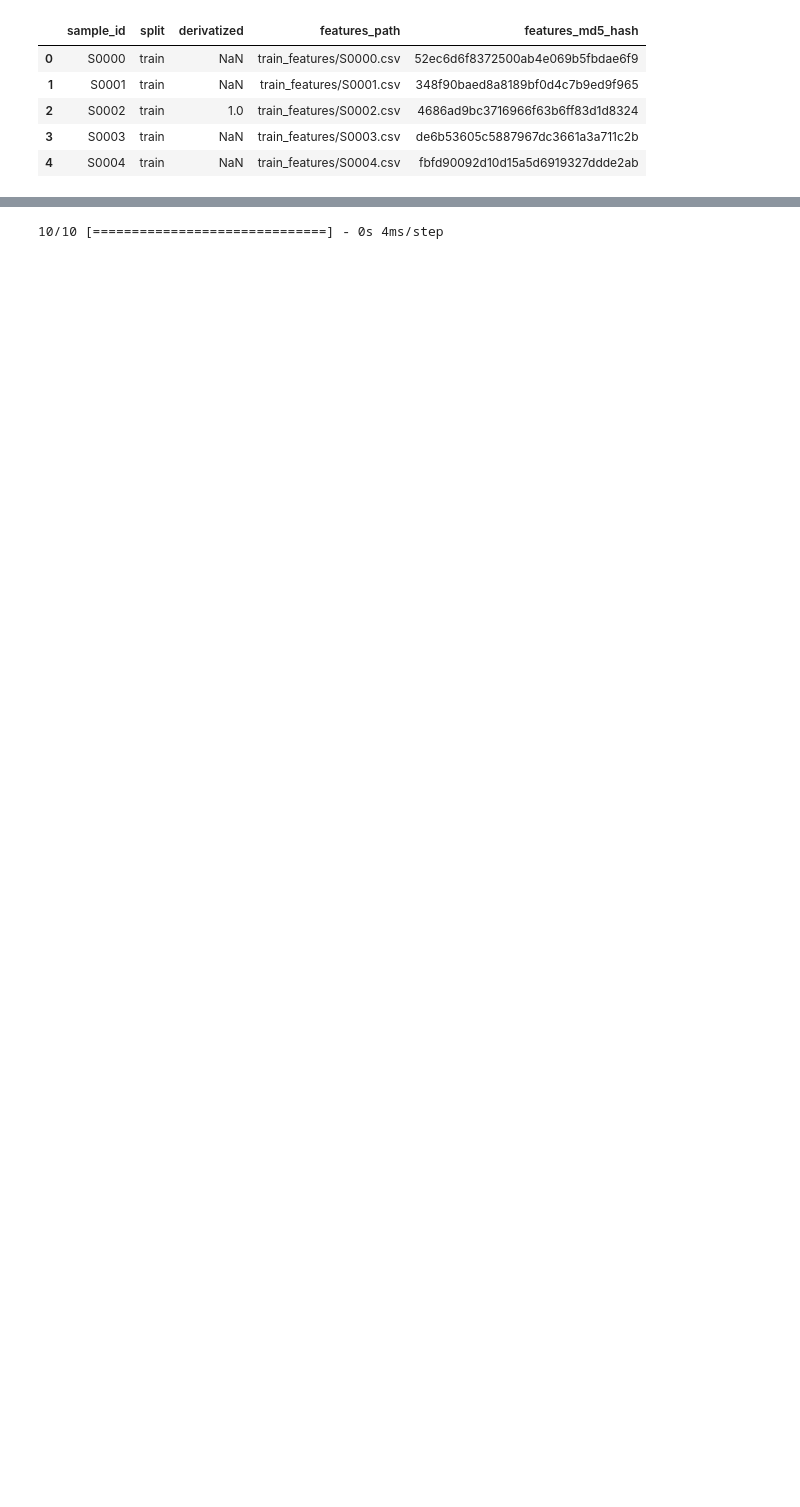
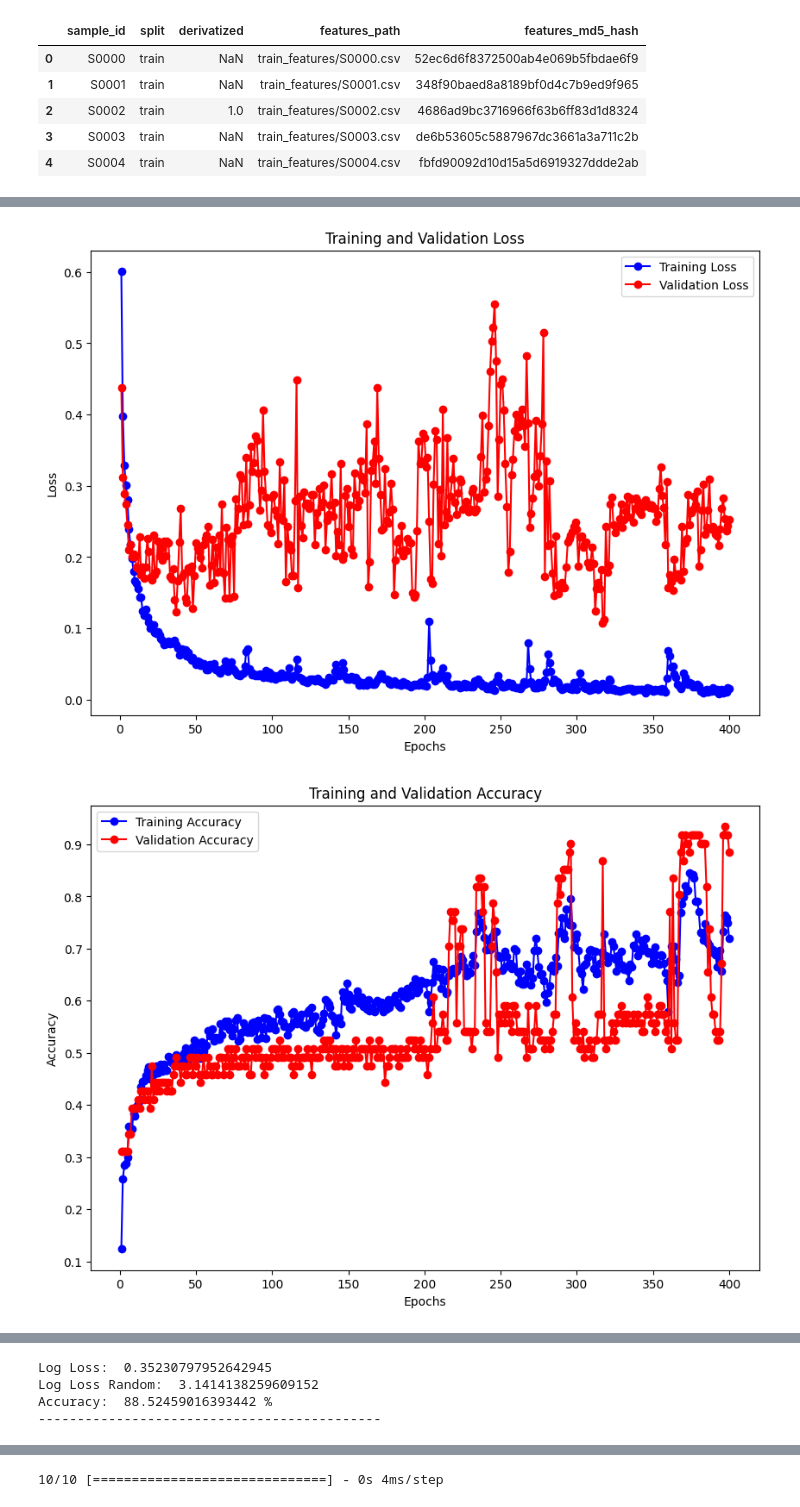
Before and after one commit to shashankp28/martian-atoms, a Jupyter notebook: martian_atoms.ipynb, the cells around one changed output, grey strips where cells are left out. Saved outputs shown, nothing was run; the diff lists cells and outputs as text; code cells hidden in the pictures; blank space fills up the shorter version.

```diff
--- a/martian_atoms.ipynb
+++ b/martian_atoms.ipynb
@@ -365,9 +332,8 @@ def train_tf_model(X_train, y_train, X_val, y_val, input_shape):
 # %%
-X_train, X_val, y_train, y_val = train_test_split(X, y, test_size=0.3, random_state=random.randint(0, 100))
-print("Old sizes:", X_train.shape, y_train.shape, X_val.shape, y_val.shape)
-X_train, y_train = oversample_data(X_train, y_train)
-print("NewSize: ", X_train.shape, y_train.shape, X_val.shape, y_val.shape)
-X_val, X_eval, y_val, y_eval = train_test_split(X_val, y_val, test_size=0.5, random_state=random.randint(0, 100))
-print(X_train.shape, y_train.shape, X_val.shape, y_val.shape)
+# Train data split into Training and Validation data
+X_train, X_val, y_train, y_val = train_test_split(X, y, test_size=0.15, random_state=100)
+# Validation data split into Validation and Evaluation data
+X_val, X_eval, y_val, y_eval = train_test_split(X_val, y_val, test_size=0.5, random_state=120)
+# Training the Model
 model_tf, history_tf = train_tf_model(X_train, y_train, X_val, y_val, X_train.shape[1])
 # %% [output]
@@ -376,3 +359,7 @@ ValueError: all the input array dimensions for the concatenation axis must match
 # %%
-evaluate_model(model_tf, X_val, y_val, history_tf)
-evaluate_model(model_tf, X_eval, y_eval)
+evaluate_model(model_tf, X_val, y_val, plot_path="validation.png", history=history_tf)
+evaluate_model(model_tf, X_eval, y_eval,
+               plot_path="evaluation.png", history=history_tf)
+# %% [output]
+[figure, added]
+[figure, added]
@@ -378,0 +383,4 @@ evaluate_model(model_tf, X_eval, y_eval)
+Log Loss:  0.35230797952642945
+Log Loss Random:  3.1414138259609152
+Accuracy:  88.52459016393442 %
+--------------------------------------------
```
Also changed, not shown: parts of 23 cells of this notebook, 12 other files.
